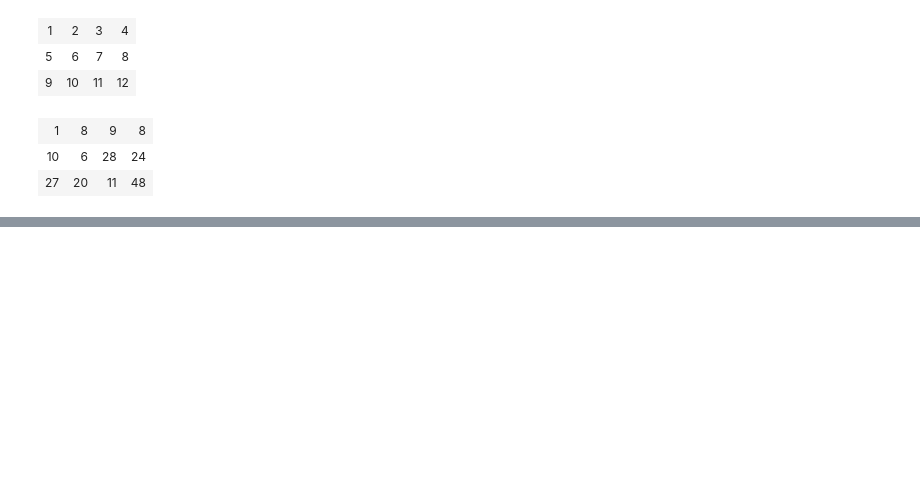
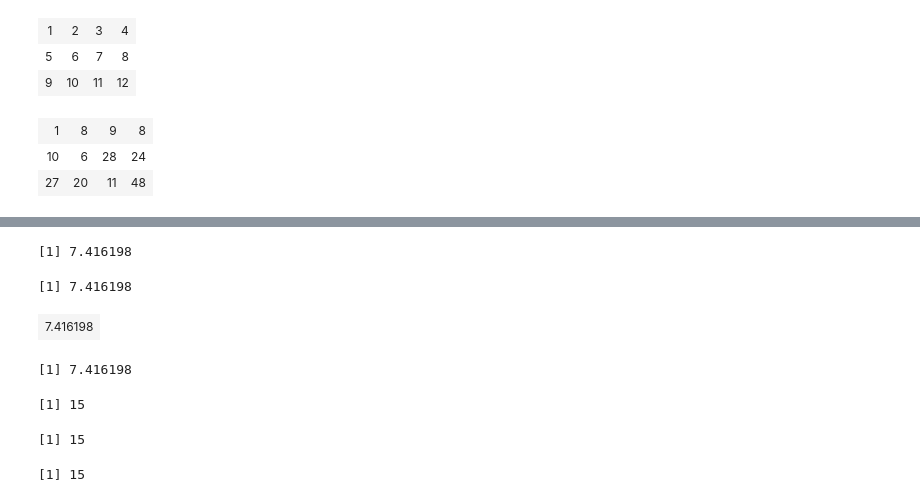
Before and after one commit to pbstark/Padova15, a Jupyter notebook: linAlg.ipynb, the cells around one changed output, grey strips where cells are left out. Saved outputs shown, nothing was run; the diff lists cells and outputs as text; code cells hidden in the pictures; blank space fills up the shorter version.

```diff
--- a/linAlg.ipynb
+++ b/linAlg.ipynb
@@ -281,0 +335,26 @@ A*C  # R copies C repeatedly to fill out the dimension of A,
+# %%
+# the 2-norm
+norm(as.matrix(a), type="2")  # the "norm" function operates on matrices--not lists.
+                              # The function "as.matrix()" turns the list a into a matrix.
+# alternative 1
+sqrt(sum(a*a))
+# alternative 2
+sqrt(t(a) %*% a)
+# check:
+sqrt(1^2+2^2+3^2+4^2+5^2)
+# %% [output]
+[1] 7.416198
+[1] 7.416198
+| 7.416198 |
+[1] 7.416198
+# %%
+# the 1-norm
+norm(as.matrix(a), type="o")
+# alternative
+sum(abs(a))
+# check:
+1+2+3+4+5
+# %% [output]
+[1] 15
+[1] 15
+[1] 15
```
Also changed, not shown: parts of 6 cells of this notebook, 5 other files.
